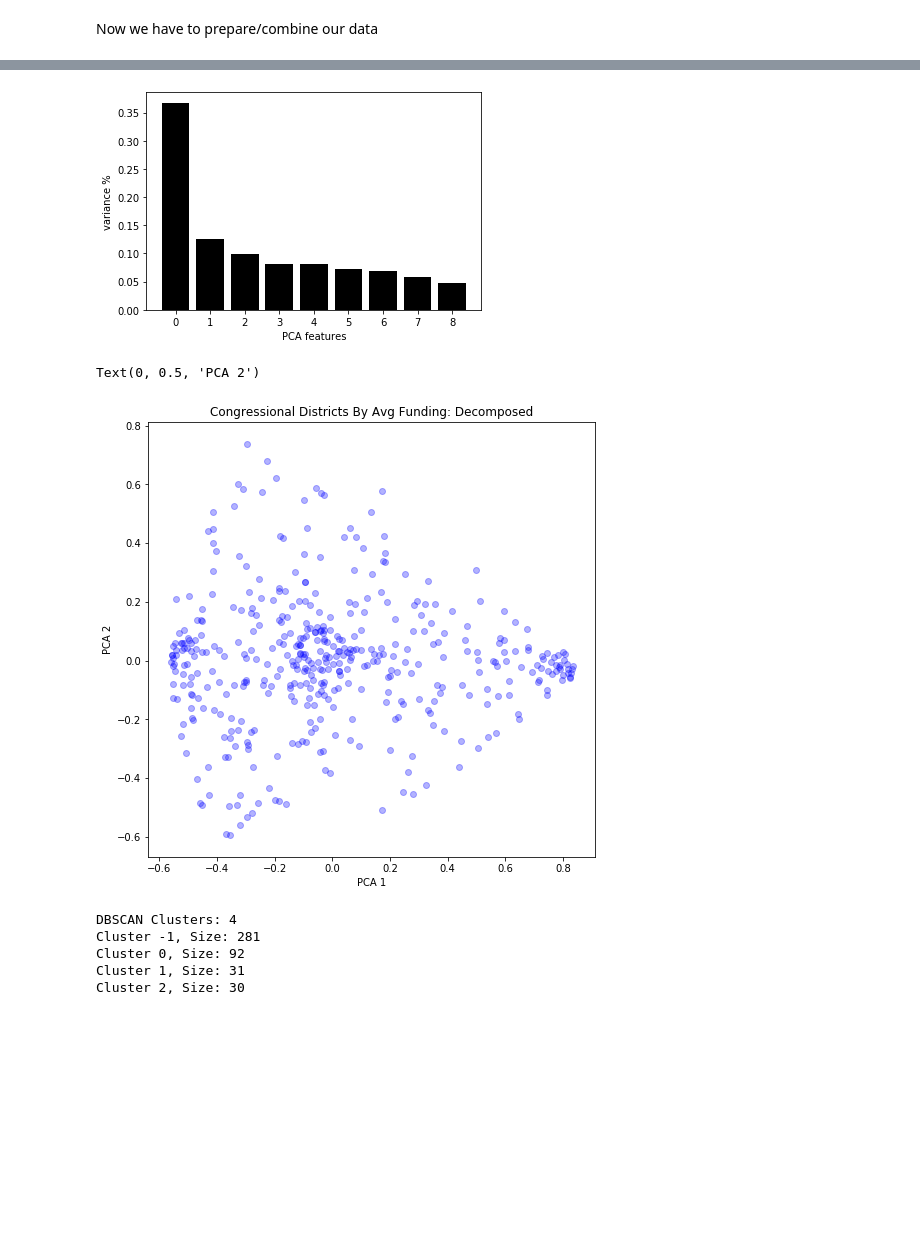
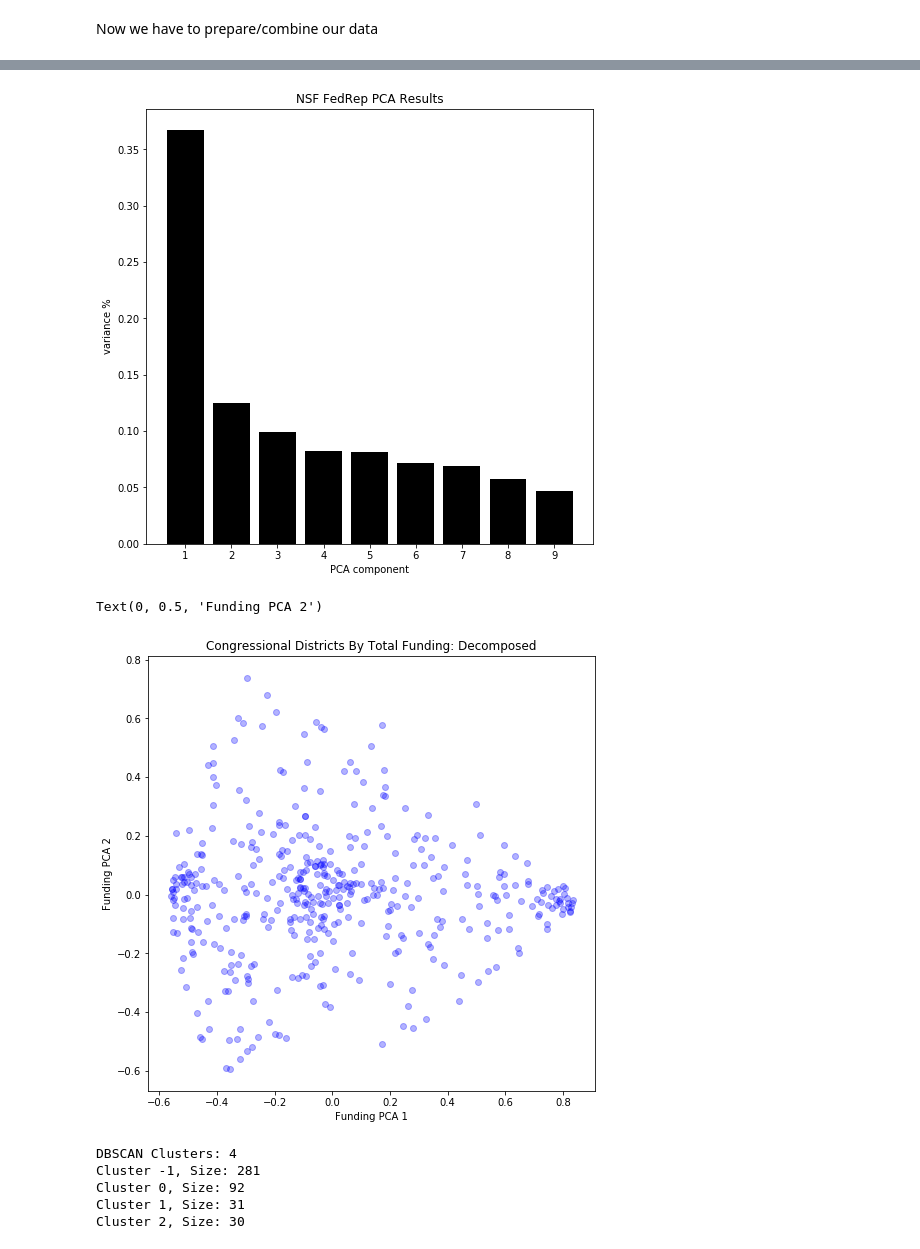
Before and after one commit to lobodemonte/big-data-for-public-policy, a Jupyter notebook: final/Data_Analysis.ipynb, the cells around one changed output, grey strips where cells are left out. Cells and saved outputs as stored; diff of their text form; code cells hidden in the pictures; blank space fills up the shorter version.

```diff
--- a/final/Data_Analysis.ipynb
+++ b/final/Data_Analysis.ipynb
@@ -96,26 +96,25 @@ nsf_funding_norm = preprocessing.normalize(nsf_funding.iloc[:,1:])
 # %%
-# Create a PCA instance: pca and visualize
-pca = PCA(n_components=9)
-principalComponents = pca.fit_transform(nsf_funding_norm)
 # Plot the explained variances
-features = range(pca.n_components_)
+features = range(1,pca.n_components_+1)
+plt.figure(figsize=(8,8))
 plt.bar(features, pca.explained_variance_ratio_, color='black')
-plt.xlabel('PCA features')
+plt.title("NSF FedRep PCA Results")
+plt.xlabel('PCA component')
 plt.ylabel('variance %')
 plt.xticks(features)
 # Save components to a DataFrame
 PCA_components = pd.DataFrame(principalComponents)
 # %% [output]
-[figure, old version]
+[figure, new version]
 # %%
 plt.figure(figsize=(8,8))
-plt.title("Congressional Districts By Avg Funding: Decomposed")
+plt.title("Congressional Districts By Total Funding: Decomposed")
 plt.scatter(PCA_components[0], PCA_components[1], alpha=.3, color='blue')
-plt.xlabel('PCA 1')
-plt.ylabel('PCA 2')
+plt.xlabel('Funding PCA 1')
+plt.ylabel('Funding PCA 2')
 # %% [output]
-Text(0, 0.5, 'PCA 2')
+Text(0, 0.5, 'Funding PCA 2')
-[figure, old version]
+[figure, new version]
 # %%
 def get_kmeans_labels(input_data, n_clusters):
     km = KMeans(random_state = 2019, n_clusters = n_clusters)
```
Also changed, not shown: parts of 4 cells of this notebook, 1 other file.
